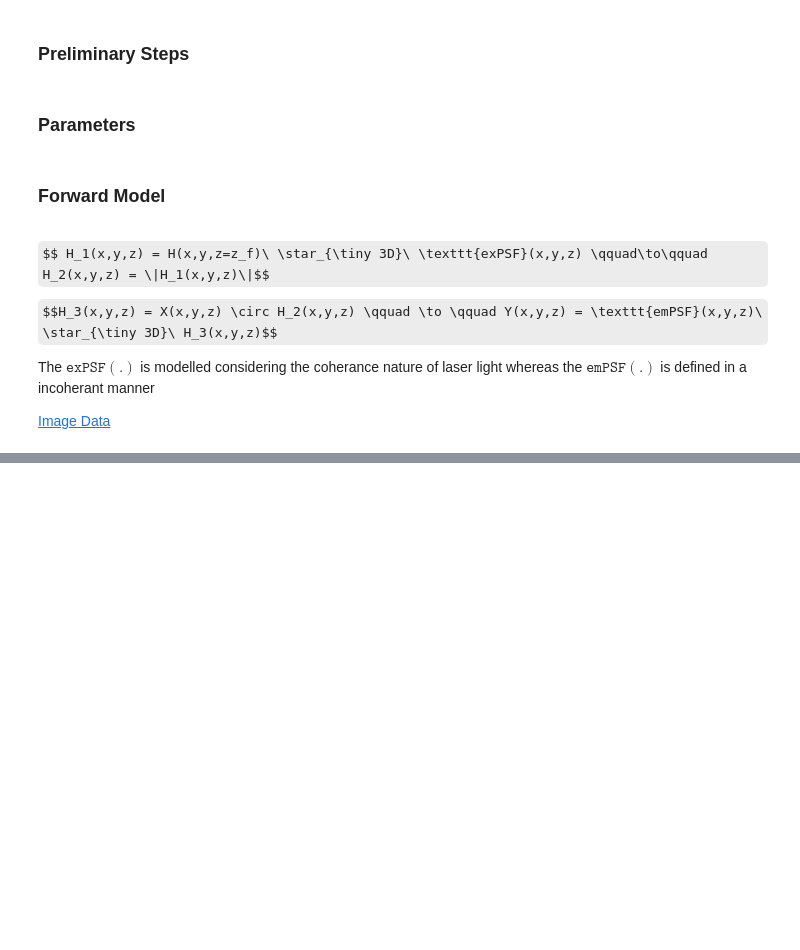
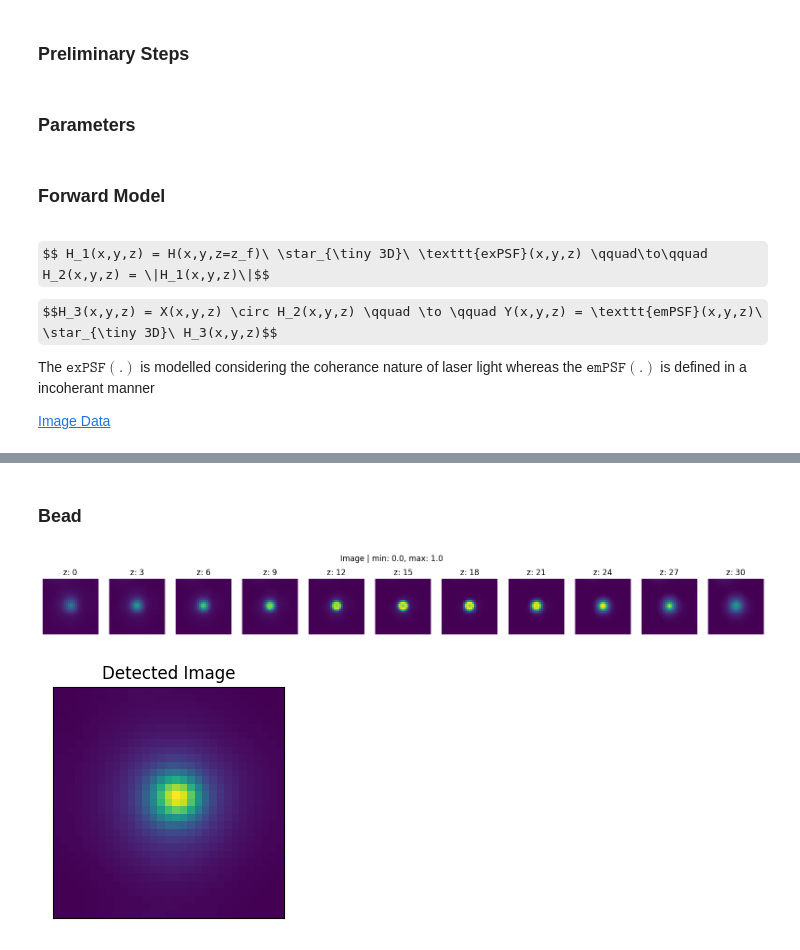
Before and after one commit to sanjith1999/FRIS, a Jupyter notebook: forward_model/forward_model.ipynb, the cells around one changed output, grey strips where cells are left out. Drawn from its saved outputs; the diff is of its cells as text; code cells hidden in the pictures; some formulas as TeX source; blank space fills up the shorter version.

```diff
--- a/forward_model/forward_model.ipynb
+++ b/forward_model/forward_model.ipynb
@@ -80,7 +83,7 @@ def show_psf(PSF_3D):
 
 # SHOWING PLANES OF 3D TENSOR
 def show_planes(outs, title, N_z = 256): #outs.shape: [Nz, Nx, Ny]
-    z_planes= range(0, N_z, 10)
+    z_planes= range(0, N_z, N_z//8)
     plt.figure(figsize= (20, 2))
     for i, z_idx in enumerate(z_planes):
         plt.subplot(1, len(z_planes), i+1)
@@ -204,16 +211,3 @@ $$H_3(x,y,z) = X(x,y,z) \circ H_2(x,y,z) \qquad \to \qquad Y(x,y,z) = \texttt{em
 The $\texttt{exPSF}(.)$ is modelled considering the coherance nature of laser light whereas the $\texttt{emPSF}(.)$ is defined in a incoherant manner<br>
 
 [Image Data](https://bigwww.epfl.ch/deconvolution/bead/)
-# %%
-# INITIALIZATION
-psf = psf_model(NA, Rindex, lambda_, dx, Nx, Ny, Nz).to(device)
-exPSF_3D = psf().detach().permute(0,3,1,2)
-emPSF_3D = (exPSF_3D.abs()**2).sum(dim= 0).unsqueeze(dim= 0) #IPSF
-
-patch_size= 6
-ht_2D= (torch.randn(Nx//patch_size, Ny//patch_size)>0.0).float()
-ht_2D = ht_2D.repeat_interleave(patch_size+1, dim= 0).repeat_interleave(patch_size+1, dim= 1)[:Nx, :Ny]
-ht_3D = torch.zeros(1, Nz, Nx, Ny).float().to(device)
-ht_3D[:, Nz //2] = ht_2D
-H1 = conv_3D(exPSF_3D, ht_3D)
-H2 = (H1.abs()**2).sum(dim= 0)
@@ -220,27 +261,24 @@ H2 = (H1.abs()**2).sum(dim= 0)
+# %% [markdown]
+### Bead
 # %%
 # READING THE IMAGE
 X = torch.zeros(1, Nz, Nx, Ny).float().to(device)
 
-Iz = 200
+Iz = 201
 low_l, up_l = round((Iz-Nz)/2), round((Iz+Nz)/2)
 low_l -= 1 if up_l - low_l != Nz else 0
 
 
 for slice_index in range(low_l,up_l):
     image_path = f'./data/Bead/z{slice_index:04d}.tif'  # Update the path accordingly
     image = tifffile.imread(image_path).astype(float)  # Read image as float
     assert image is not None
     r_image = torch.tensor(np.array(Image.fromarray(image).resize((Nx, Ny)))).to(device)
 
     # Store the image data in the tensor
     X[0,slice_index-low_l, :, :] = r_image
 
-# Normalize The Image
-min_val = torch.min(X)                              # mean = torch.mean(X)
-max_val = torch.max(X)                              # std = torch.std(X)
-nor_X = (X - min_val) / (max_val - min_val)         # nor_X = (X - mean) / std
-
-# OPERATIONS
-H3 = nor_X * H2
-Y = conv_3D(emPSF_3D, H3).abs()[0]
-det_Y = Y[round(Nz/2),:,:]
+_=forward_model(X,Ht_2D, 2)
+# %% [output]
+[figure, added]
+[figure, added]
```
Also changed, not shown: parts of 25 cells of this notebook.
